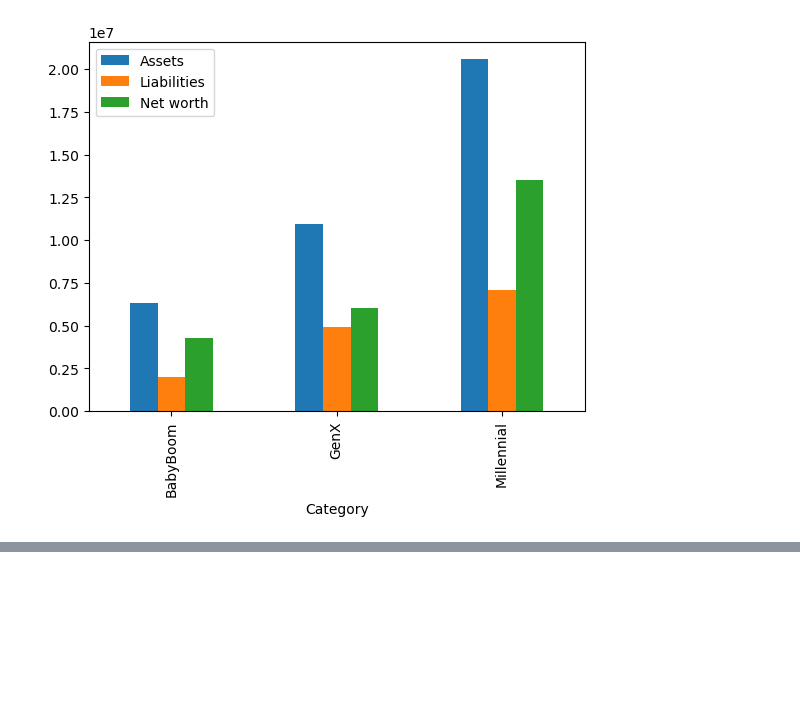
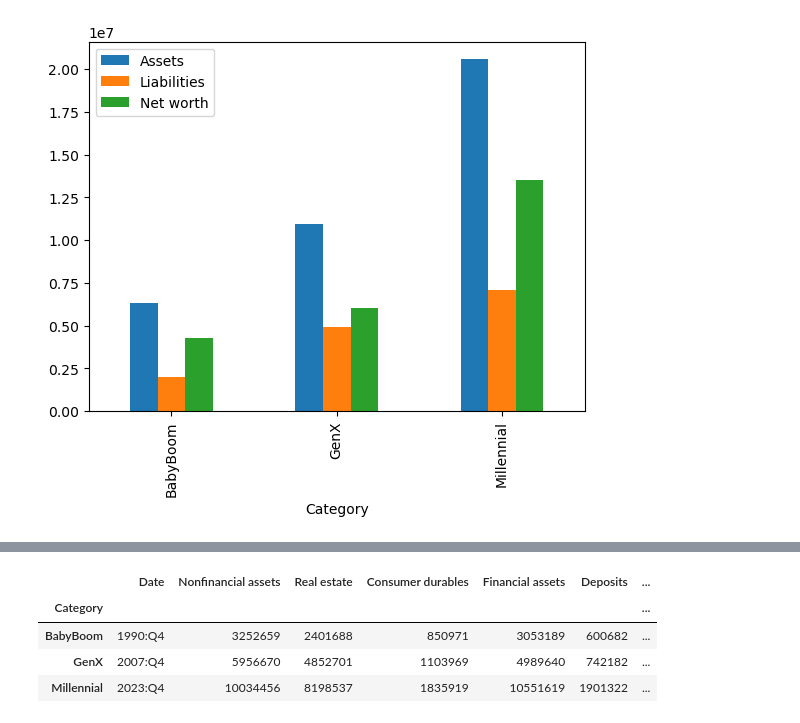
Before and after one commit to JCamp-12/AI-Project-1, a Jupyter notebook: JNS_Generation_research.ipynb, the cells around one changed output, grey strips where cells are left out. Drawn from its saved outputs; the diff is of its cells as text; code cells hidden in the pictures; blank space fills up the shorter version.

```diff
--- a/JNS_Generation_research.ipynb
+++ b/JNS_Generation_research.ipynb
@@ -104,0 +221,14 @@ filtered_df.plot(kind='bar')
+# %%
+BB_Assets = Assets_df.loc[(Assets_df['Date'] == '1990:Q4') & (Assets_df.index == 'BabyBoom')]
+GenX_Assets = Assets_df.loc[(Assets_df['Date'] == '2007:Q4') & (Assets_df.index == 'GenX')]
+Mil_Assets = Assets_df.loc[(Assets_df['Date'] == '2023:Q4') & (Assets_df.index == 'Millennial')]
+
+Asset_list = [BB_Assets, GenX_Assets, Mil_Assets]
+Assets_df = pd.concat(Asset_list)
+Assets_df
+# %% [output]
+|  | Date | Nonfinancial assets | Real estate | Consumer durables | Financial assets | Deposits | ... |
+| Category |  |  |  |  |  |  | ... |
+| BabyBoom | 1990:Q4 | 3252659 | 2401688 | 850971 | 3053189 | 600682 | ... |
+| GenX | 2007:Q4 | 5956670 | 4852701 | 1103969 | 4989640 | 742182 | ... |
+| Millennial | 2023:Q4 | 10034456 | 8198537 | 1835919 | 10551619 | 1901322 | ... |
```
Also changed, not shown: parts of 8 cells of this notebook.
